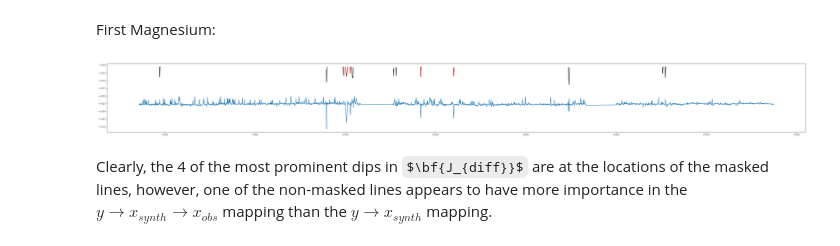
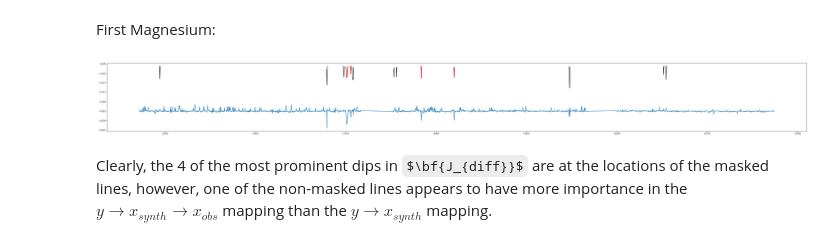
Before and after one commit to teaghan/Cycle_SN, a Jupyter notebook: new_lines_project/Track_Lines_Mock.ipynb, the cells around one changed output. Saved outputs shown, nothing was run; the diff lists cells and outputs as text; code cells hidden in the pictures; some formulas as TeX source.

Commit message:
new lines model

```diff
--- a/new_lines_project/Track_Lines_Mock.ipynb
+++ b/new_lines_project/Track_Lines_Mock.ipynb
@@ -310,3 +316,6 @@ jac_diff = jac_obs - jac_synth
+# %%
+# Calculate difference
+jac_diff = jac_synthobs - jac_synth
 # %% [markdown]
 Yuan-Sen prepared these line masks by calculating the gradients using his own method, which works well. In the **mock_missing_lines.npz** file, there are the gradients for each label as well as the masks for each label. We will use these to help visualize the results.
 # %%
@@ -324,0 +332,39 @@ Note that, because Yuan-Sen's gradient spectra and the gradient spectra calculat
+# %%
+print(model_name)
+
+# Choose an element:
+elem_labels = ['[C/H]', '[N/H]', '[O/H]', '[Na/H]', '[Mg/H]',
+               '[Al/H]', '[Si/H]', '[P/H]', '[S/H]', '[K/H]',
+               '[Ca/H]', '[Ti/H]', '[V/H]', '[Cr/H]', '[Mn/H]',
+               '[Fe/H]', '[Co/H]', '[Ni/H]', '[Cu/H]', '[Ge/H]']
+
+elem_indices = [3,4,8,9,18]
+
+for ele_index in elem_indices:
+
+    plt.close('all')
+    print(elem_labels[ele_index])
+    # Plot test results
+    fig, axes = plt.subplots(3,1,figsize=(50,15), sharex=True)
+    j_synth, = axes[0].plot(wave_grid[47:], jac_synth[:,ele_index], c='maroon')
+    j_obs, = axes[1].plot(wave_grid[47:], jac_synthobs[:,ele_index], c='navy')
+    j_diff, = axes[2].plot(wave_grid[47:], jac_diff[:,ele_index], c='mediumvioletred')
+
+    for i in range(3):
+        axes[i].tick_params(labelsize=15)
+
+    axes[0].set_ylim((-0.005,0.001))
+    axes[1].set_ylim((-0.005,0.001))
+    axes[2].set_ylim((-0.001,0.001))
+
+    axes[0].set_ylabel(r'$\partial$Flux',fontsize=22,labelpad=15)
+    axes[1].set_ylabel(r'$\partial$Flux',fontsize=22,labelpad=15)
+    axes[2].set_ylabel(r'$\partial$Flux',fontsize=22)
+    plt.xlabel(r'Wavelength (\AA)',fontsize=22)
+
+    axes[0].set_title(r'$\frac{\partial{\mathbf{x_{synth}}}}{\partial{y_j}}$', fontsize=20)
+    axes[1].set_title(r'$\frac{\partial{\mathbf{x_{synth \rightarrow obs}}}}{\partial{y_j}}$', fontsize=20)
+    axes[2].set_title(r'$\frac{\partial{\mathbf{x_{synth \rightarrow obs}}}}{\partial{y_j}}-\frac{\partial{\mathbf{x_{synth}}}}{\partial{y_j}}$', fontsize=20)
+
+    plt.tight_layout()
+    plt.show()
@@ -327,33 +385,33 @@ First Magnesium:
 # %%
 # Choose an element:
 # [C/H], [N/H], [O/H], [Na/H], [Mg/H],
 # [Al/H], [Si/H], [P/H], [S/H], [K/H],
 # [Ca/H], [Ti/H], [V/H], [Cr/H], [Mn/H],
 # [Fe/H], [Co/H], [Ni/H], [Cu/H], [Ge/H],
 
 ele_index = 4 # [Mg/H]
 
 %matplotlib inline
 fig = plt.figure(figsize=(50,5))
 
 # Plot the strong features
 for i in range(len(start_count[ele_index])):
     plt.plot(wave_grid[start_count[ele_index][i]:end_count[ele_index][i]],
              gradient_spec[ele_index][start_count[ele_index][i]:end_count[ele_index][i]],
              color="black")
 
 # Plot pixels that got masked out
 for i in range(len(start_count_mask[ele_index])):
     plt.plot(wave_grid[start_count_mask[ele_index][i]:end_count_mask[ele_index][i]],
              gradient_spec[ele_index][start_count_mask[ele_index][i]:end_count_mask[ele_index][i]],
              color='r')
 
 # Plot the difference derivative between the observed output and the synthetic output (ie. J_diff)
-plt.plot(wave_grid[47:], jac_diff[:,ele_index+3].data.numpy()/50-0.025)
+plt.plot(wave_grid[47:], jac_diff[:,ele_index]-0.025)
 
 plt.show()
 # %% [output]
-[figure, old version]
+[figure, new version]
 # %% [markdown]
 Clearly, the 4 of the most prominent dips in $\bf{J_{diff}}$ are at the locations of the masked lines, however, one of the non-masked lines appears to have more importance in the $y\rightarrow x_{synth}\rightarrow x_{obs}$ mapping than the $y\rightarrow x_{synth}$ mapping.
 # %% [markdown]
```
Also changed, not shown: parts of 25 cells of this notebook, 4 other files.
